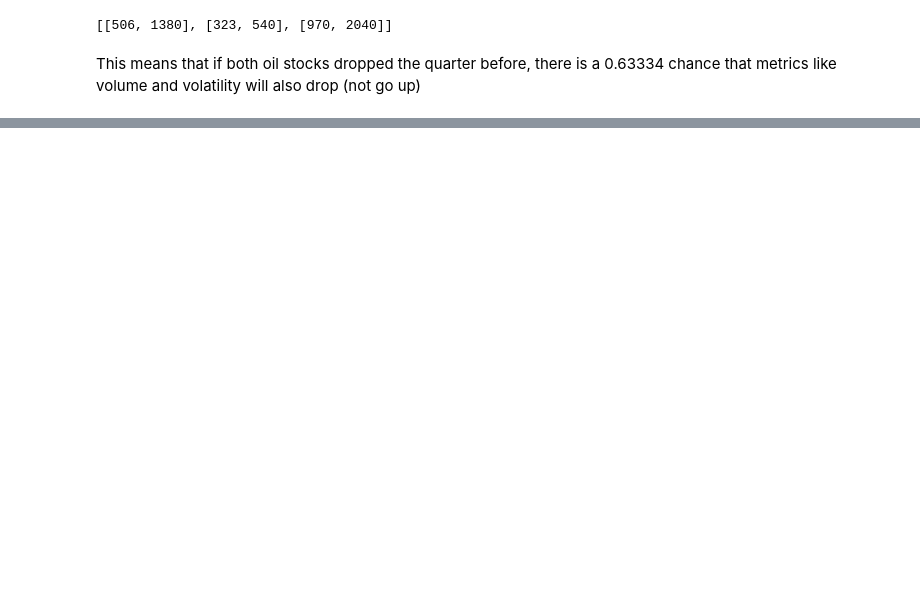
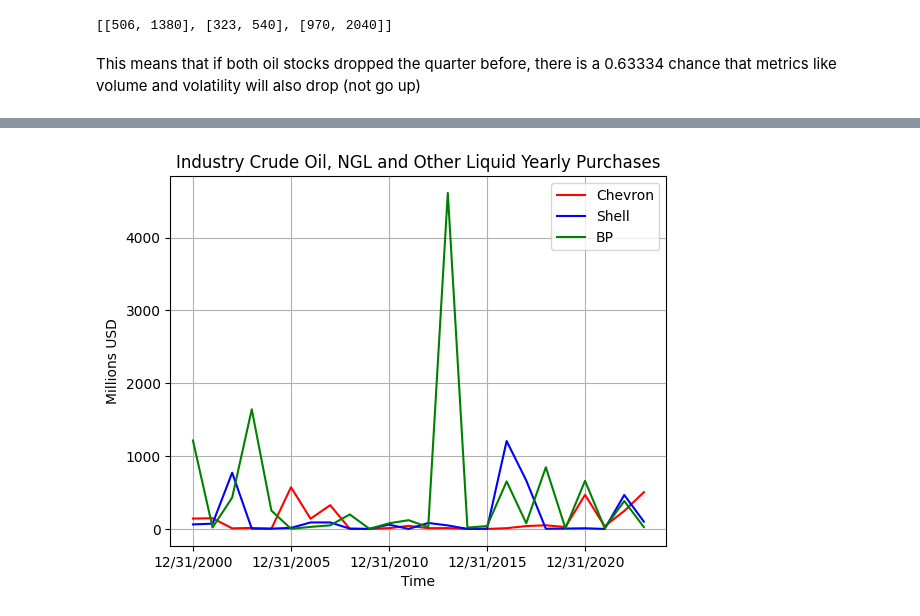
Before and after one commit to maclarenscott/Citadel_Datathon_Spring_Team13, a Jupyter notebook: Data_Analysis.ipynb, the cells around one changed output, grey strips where cells are left out. Cells and saved outputs as stored; diff of their text form; code cells hidden in the pictures; blank space fills up the shorter version.

```diff
--- a/Data_Analysis.ipynb
+++ b/Data_Analysis.ipynb
@@ -397,0 +511,13 @@ This means that if both oil stocks dropped the quarter before, there is a 0.6333
+# %%
+plt.plot(x, ycvx, 'r',label = 'Chevron')
+plt.plot(x, yshell, 'b',label = 'Shell')
+plt.plot(x, ybp, 'g',label = 'BP')
+plt.xlabel("Time")
+plt.ylabel("Millions USD")
+plt.title("Industry Crude Oil, NGL and Other Liquid Yearly Purchases")
+plt.xticks(ticks=x[::5])
+plt.grid(True)
+plt.legend()
+plt.show()
+# %% [output]
+[figure, added]
```
Also changed, not shown: parts of 26 cells of this notebook.
